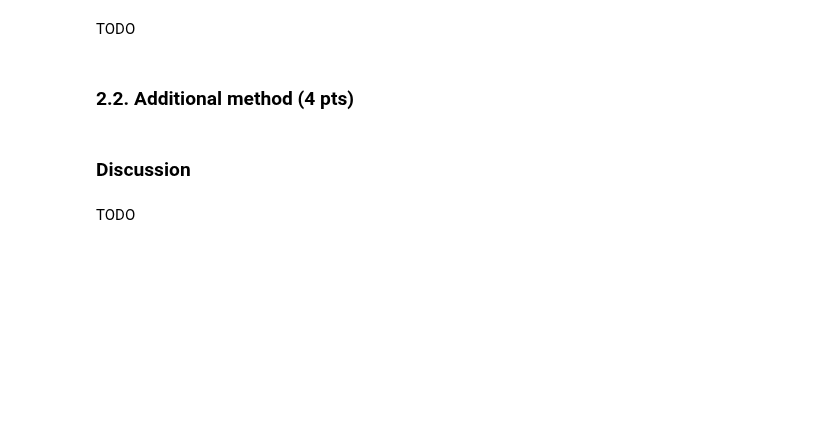
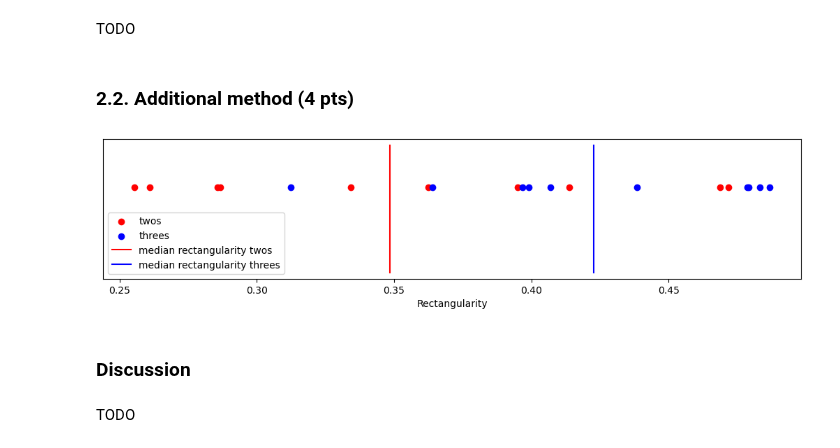
Before and after one commit to mrizaarseven98/do-not-cheat, a Jupyter notebook: labs/lab_02_object_description.ipynb, the cells around one changed output. Saved outputs shown, nothing was run; the diff lists cells and outputs as text; code cells hidden in the pictures; blank space fills up the shorter version.

Commit message:
1D plot for rectangularity

```diff
--- a/labs/lab_02_object_description.ipynb
+++ b/labs/lab_02_object_description.ipynb
@@ -669,49 +669,46 @@ def calculate_area_ratio(images):
     bb_area = []
     for image in images:
         image = np.array(image, dtype=np.uint8)
         # Find the area of the object
         object_area = get_area(image)
 
         # Find the bounding box of the object
         contours, _ = cv2.findContours(image, cv2.RETR_EXTERNAL, cv2.CHAIN_APPROX_SIMPLE)
         largest_contour = max(contours, key=cv2.contourArea)
         x, y, w, h = cv2.boundingRect(largest_contour)
 
         # Calculate the area of the bounding box
         bounding_box_area = w * h
 
         # Calculate rectangularity
         ratio = object_area / bounding_box_area
 
         ratios.append(ratio)
         bb_area.append(bounding_box_area)
 
     return ratios, bb_area
 
 rt, bbt = calculate_area_ratio(twos_im_p)
 rth, bbth = calculate_area_ratio(threes_im_p)
 
-# Create the image number vector
-x = list(range(1, 11))
 
+y = range(-2,2,1)
 
-fig = plt.figure()
+rt_m = np.median(rt)
+rth_m = np.median(rth)
+
+fig = plt.figure(figsize=(10,2))
 ax = fig.add_axes([0,0,1,1])
-ax.scatter(x, rt, color='r', label='twos')
-ax.scatter(x, rth, color='b', label='threes')
+ax.scatter(rt, [0]*len(rt), color='r', label='twos')
+ax.scatter(rth, [0]*len(rth), color='b', label='threes')
+ax.plot([rt_m]*len(y), y, color='r', label='median rectangularity twos')
+ax.plot([rth_m]*len(y), y, color='b', label='median rectangularity threes')
 ax.legend(loc='best')
-ax.set_xlabel('Image')
-ax.set_ylabel('Rectangularity')
+ax.set_xlabel('Rectangularity')
+ax.set_yticks([])
 plt.show()
-
-fig = plt.figure()
-ax = fig.add_axes([0,0,1,1])
-ax.scatter(ta, bbt, color='r', label='twos')
-ax.scatter(tha, bbth, color='b', label='threes')
-ax.legend(loc='best')
-ax.set_xlabel('Object area')
-ax.set_ylabel('Bounding rectangle area')
-plt.show()
+# %% [output]
+[figure, added]
 # %% [markdown]
 ### Discussion
 # %% [markdown]
```
